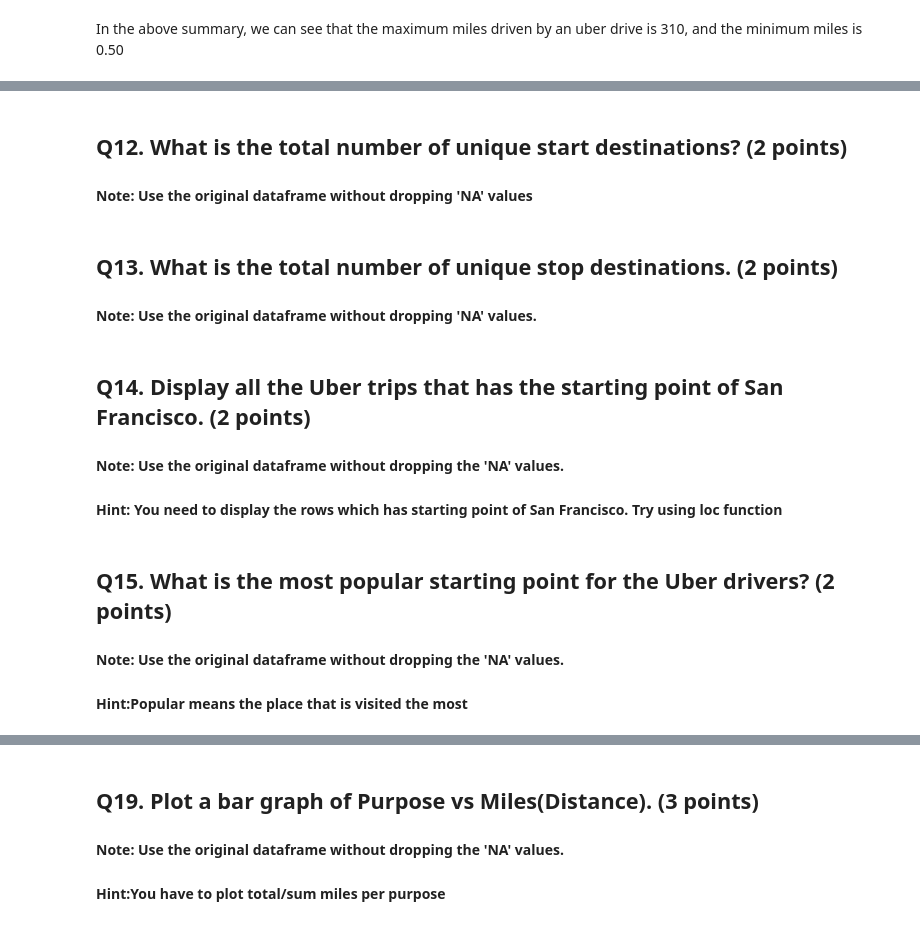
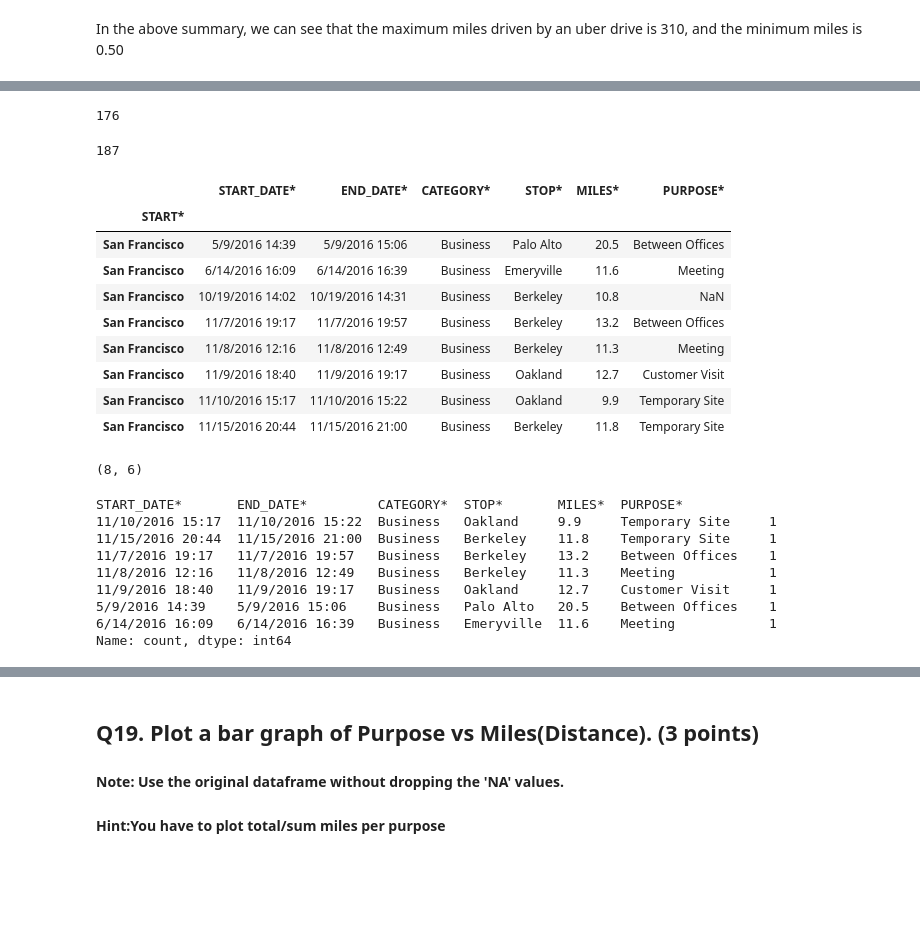
Before and after one commit to shubhanalytics/PGPDSBA-Projects, a Jupyter notebook: Proj.01 - Python for Data Analysis/Uber Drive.ipynb, the cells around one changed output, grey strips where cells are left out. Drawn from its saved outputs; the diff is of its cells as text; code cells hidden in the pictures; blank space fills up the shorter version.

```diff
--- a/Proj.01 - Python for Data Analysis/Uber Drive.ipynb
+++ b/Proj.01 - Python for Data Analysis/Uber Drive.ipynb
@@ -155,40 +226,53 @@ df['start'].value_counts().head(10)
-# %% [markdown]
-## Q12. What is the total number of unique start destinations? (2 points)
-#### Note: Use the original dataframe without dropping 'NA' values
 # %%
-# displaying total number of unique START destinations of original dataframe 'uber_drives'
+# displaying total number of unique START destinations of original dataframe 'uber'
 
-uber_drives['START*'].nunique()
+uber['START*'].nunique()
+# %% [output]
+176
-# %% [markdown]
-## Q13. What is the total number of unique stop destinations. (2 points)
-#### Note: Use the original dataframe without dropping 'NA' values.
 # %%
-# displaying total number of unique STOP destinations of original dataframe 'uber_drives'
+# displaying total number of unique STOP destinations of original dataframe 'uber'
 
-uber_drives['STOP*'].nunique()
+uber['STOP*'].nunique()
+# %% [output]
+187
-# %% [markdown]
-## Q14. Display all the Uber trips that has the starting point of San Francisco. (2 points)
-#### Note: Use the original dataframe without dropping the 'NA' values.
-
-#### Hint: You need to display the rows which has starting point of San Francisco. Try using loc function
 # %%
-# First copied the orginal dataframe into new dataframe 'uber_drives_2'
-uber_drives_2 = pd.DataFrame(uber_drives).copy()
+#Let's check the rides with the starting point as 'san fransisco'
 
-# Now, select the index column as 'START'
-uber_drives_2 = pd.read_csv(r'D:\My Data\Professional\Analytics\PGPDSBA-Projects\Proj.01 - Python for Data Analysis\Uber_Drive.csv', index_col='START*')
+# Now, selecting the index column as 'START*'
+
+df_sf = pd.read_csv(r'D:\My Data\Professional\Analytics\PGPDSBA-Projects\Proj.01 - Python for Data Analysis\Uber_Drive.csv', index_col='START*')
 
 # selecting the rows which has starting point of San Francisco using loc function and assign it to new variable
-uber_trips_SF = uber_drives_2.loc['San Francisco']
+uber_trips_SF = df_sf.loc['San Francisco']
 
 
 # displaying all the uber trips that has starting point of San Francisco
 uber_trips_SF
+# %% [output]
+|  | START_DATE* | END_DATE* | CATEGORY* | STOP* | MILES* | PURPOSE* |
+| START* |  |  |  |  |  |  |
+| San Francisco | 5/9/2016 14:39 | 5/9/2016 15:06 | Business | Palo Alto | 20.5 | Between Offices |
+| San Francisco | 6/14/2016 16:09 | 6/14/2016 16:39 | Business | Emeryville | 11.6 | Meeting |
+| San Francisco | 10/19/2016 14:02 | 10/19/2016 14:31 | Business | Berkeley | 10.8 | NaN |
+| San Francisco | 11/7/2016 19:17 | 11/7/2016 19:57 | Business | Berkeley | 13.2 | Between Offices |
+| San Francisco | 11/8/2016 12:16 | 11/8/2016 12:49 | Business | Berkeley | 11.3 | Meeting |
+| San Francisco | 11/9/2016 18:40 | 11/9/2016 19:17 | Business | Oakland | 12.7 | Customer Visit |
+| San Francisco | 11/10/2016 15:17 | 11/10/2016 15:22 | Business | Oakland | 9.9 | Temporary Site |
+| San Francisco | 11/15/2016 20:44 | 11/15/2016 21:00 | Business | Berkeley | 11.8 | Temporary Site |
+# %%
+uber_trips_SF.shape
+# %% [output]
+(8, 6)
 # %%
 uber_trips_SF.value_counts()   # summing up all the numerical columns of the dataframe 'uber_trips_SF'
+# %% [output]
+START_DATE*       END_DATE*         CATEGORY*  STOP*       MILES*  PURPOSE*
+11/10/2016 15:17  11/10/2016 15:22  Business   Oakland     9.9     Temporary Site     1
+11/15/2016 20:44  11/15/2016 21:00  Business   Berkeley    11.8    Temporary Site     1
+11/7/2016 19:17   11/7/2016 19:57   Business   Berkeley    13.2    Between Offices    1
+11/8/2016 12:16   11/8/2016 12:49   Business   Berkeley    11.3    Meeting            1
+11/9/2016 18:40   11/9/2016 19:17   Business   Oakland     12.7    Customer Visit     1
+5/9/2016 14:39    5/9/2016 15:06    Business   Palo Alto   20.5    Between Offices    1
+6/14/2016 16:09   6/14/2016 16:39   Business   Emeryville  11.6    Meeting            1
+Name: count, dtype: int64
-# %% [markdown]
-## Q15. What is the most popular starting point for the Uber drivers? (2 points)
-#### Note: Use the original dataframe without dropping the 'NA' values.
-
-#### Hint:Popular means the place that is visited the most
 # %%
```
Also changed, not shown: parts of 29 cells of this notebook.
